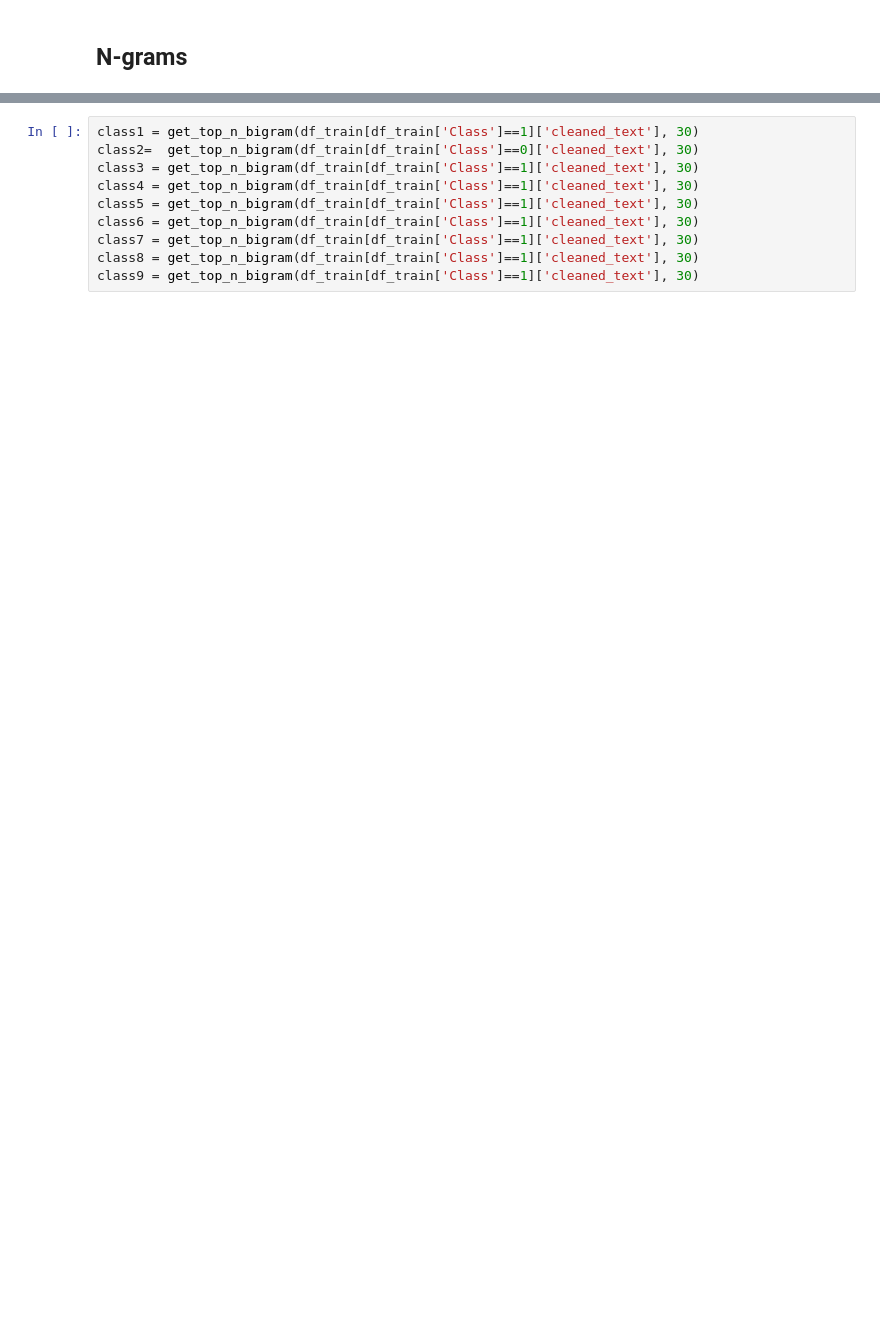
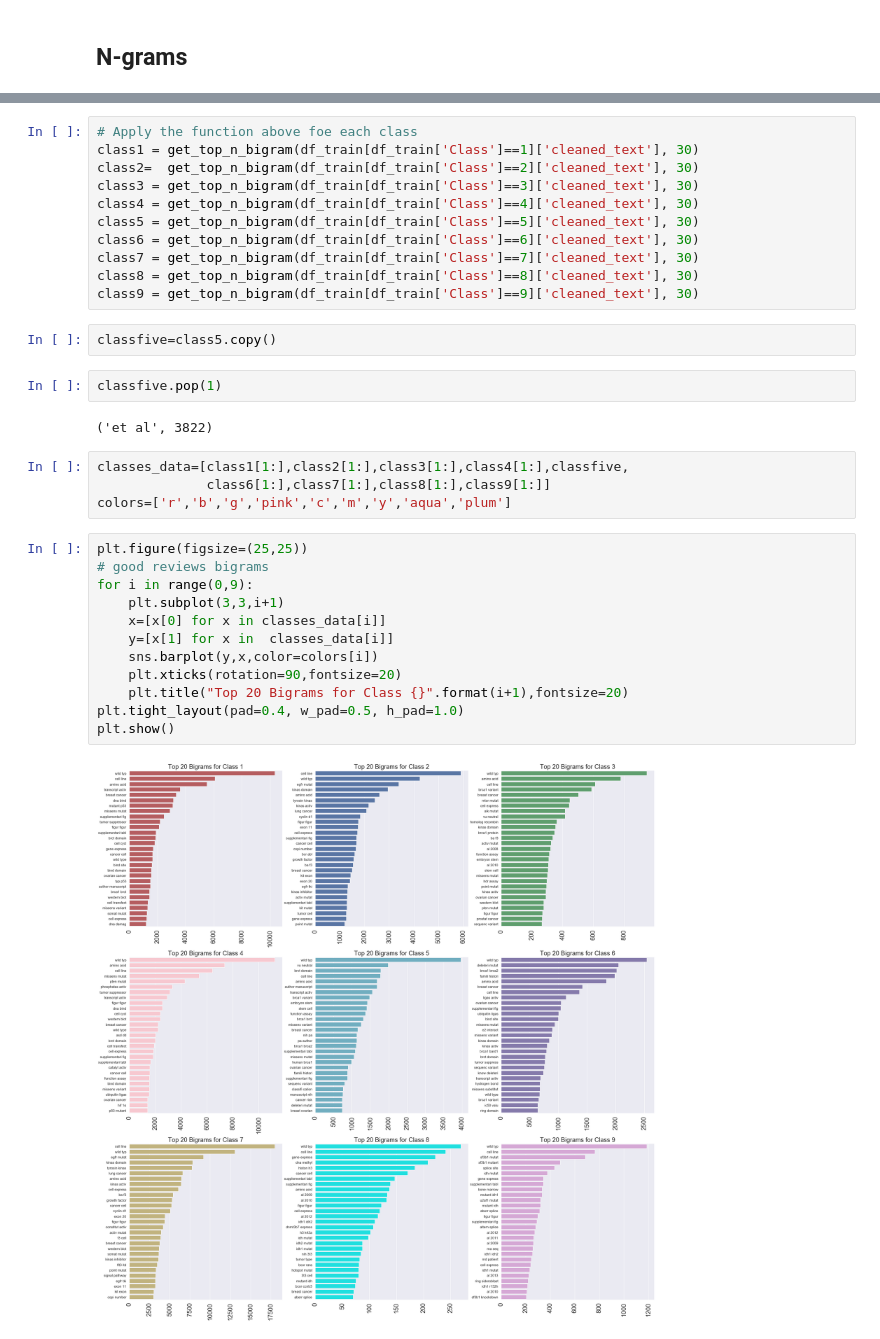
Before and after one commit to melanieshi0120/DNA_Project, a Jupyter notebook: DNA_project_EDA.ipynb, the cells around one changed output, grey strips where cells are left out. Drawn from its saved outputs; the diff is of its cells as text; blank space fills up the shorter version.

```diff
--- a/DNA_project_EDA.ipynb
+++ b/DNA_project_EDA.ipynb
@@ -215,12 +206,37 @@ def get_top_n_bigram(corpus, n=None):
     return words_freq[:n]
 #source:https://towardsdatascience.com/a-complete-exploratory-data-analysis-and-visualization-for-text-data-29fb1b96fb6a
 # %%
+# Apply the function above foe each class
 class1 = get_top_n_bigram(df_train[df_train['Class']==1]['cleaned_text'], 30)
-class2=  get_top_n_bigram(df_train[df_train['Class']==0]['cleaned_text'], 30)
-class3 = get_top_n_bigram(df_train[df_train['Class']==1]['cleaned_text'], 30)
-class4 = get_top_n_bigram(df_train[df_train['Class']==1]['cleaned_text'], 30)
-class5 = get_top_n_bigram(df_train[df_train['Class']==1]['cleaned_text'], 30)
-class6 = get_top_n_bigram(df_train[df_train['Class']==1]['cleaned_text'], 30)
-class7 = get_top_n_bigram(df_train[df_train['Class']==1]['cleaned_text'], 30)
-class8 = get_top_n_bigram(df_train[df_train['Class']==1]['cleaned_text'], 30)
-class9 = get_top_n_bigram(df_train[df_train['Class']==1]['cleaned_text'], 30)
+class2=  get_top_n_bigram(df_train[df_train['Class']==2]['cleaned_text'], 30)
+class3 = get_top_n_bigram(df_train[df_train['Class']==3]['cleaned_text'], 30)
+class4 = get_top_n_bigram(df_train[df_train['Class']==4]['cleaned_text'], 30)
+class5 = get_top_n_bigram(df_train[df_train['Class']==5]['cleaned_text'], 30)
+class6 = get_top_n_bigram(df_train[df_train['Class']==6]['cleaned_text'], 30)
+class7 = get_top_n_bigram(df_train[df_train['Class']==7]['cleaned_text'], 30)
+class8 = get_top_n_bigram(df_train[df_train['Class']==8]['cleaned_text'], 30)
+class9 = get_top_n_bigram(df_train[df_train['Class']==9]['cleaned_text'], 30)
+# %%
+classfive=class5.copy()
+# %%
+classfive.pop(1)
+# %% [output]
+('et al', 3822)
+# %%
+classes_data=[class1[1:],class2[1:],class3[1:],class4[1:],classfive,
+              class6[1:],class7[1:],class8[1:],class9[1:]]
+colors=['r','b','g','pink','c','m','y','aqua','plum']
+# %%
+plt.figure(figsize=(25,25))
+# good reviews bigrams
+for i in range(0,9):
+    plt.subplot(3,3,i+1)
+    x=[x[0] for x in classes_data[i]]
+    y=[x[1] for x in  classes_data[i]]
+    sns.barplot(y,x,color=colors[i])
+    plt.xticks(rotation=90,fontsize=20)
+    plt.title("Top 20 Bigrams for Class {}".format(i+1),fontsize=20)
+plt.tight_layout(pad=0.4, w_pad=0.5, h_pad=1.0)
+plt.show()
+# %% [output]
+[figure, added]
```
Also changed, not shown: parts of 61 cells of this notebook.
